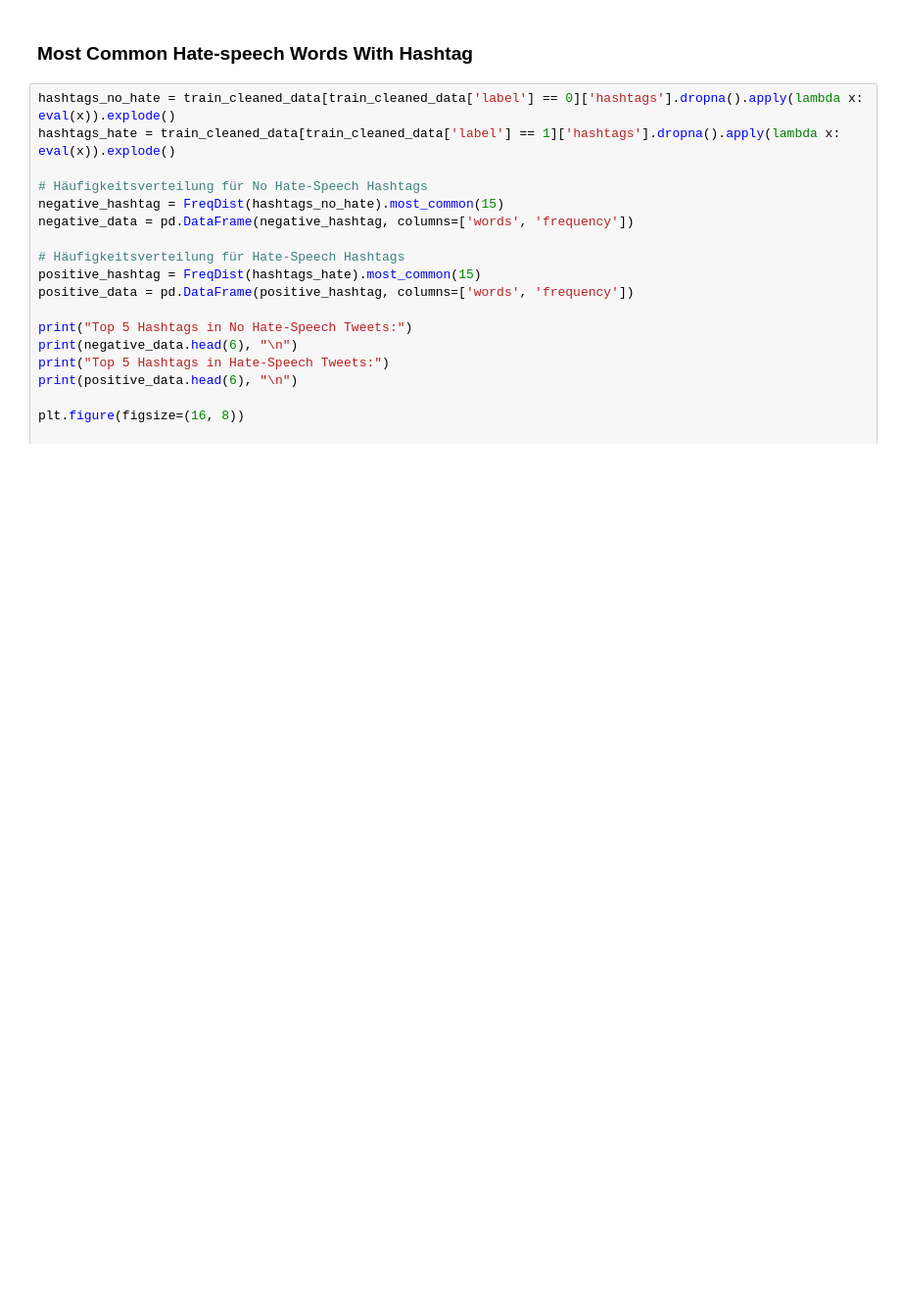
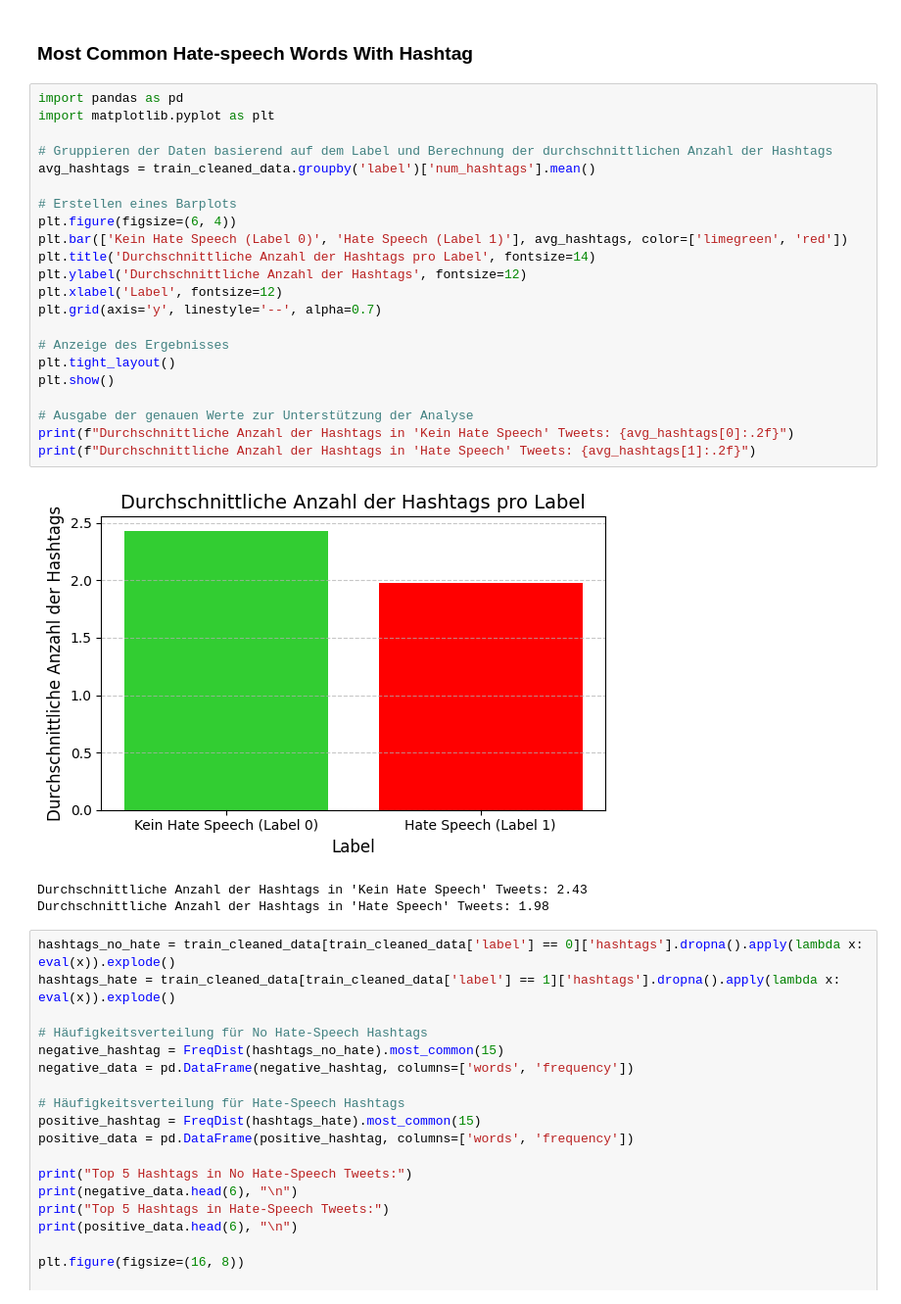
Before and after one commit to netGed/WebScience24, a Jupyter notebook: src/1. Explorative Analysis & Preprocessing/imran/data-expl_hate-speech.ipynb, the cells around one changed output. Shown at 98% size. Drawn from its saved outputs; the diff is of its cells as text; blank space fills up the shorter version.

Commit message:
weitere Visualisierung für die Analyse von Hashtags

```diff
--- a/src/1. Explorative Analysis & Preprocessing/imran/data-expl_hate-speech.ipynb
+++ b/src/1. Explorative Analysis & Preprocessing/imran/data-expl_hate-speech.ipynb
@@ -416,6 +416,32 @@ Top 10 Most Frequent Words in Cleaned Train Data:
 [figure]
 # %% [markdown]
 ### Most Common Hate-speech Words With Hashtag
+# %%
+import pandas as pd
+import matplotlib.pyplot as plt
+
+# Gruppieren der Daten basierend auf dem Label und Berechnung der durchschnittlichen Anzahl der Hashtags
+avg_hashtags = train_cleaned_data.groupby('label')['num_hashtags'].mean()
+
+# Erstellen eines Barplots
+plt.figure(figsize=(6, 4))
+plt.bar(['Kein Hate Speech (Label 0)', 'Hate Speech (Label 1)'], avg_hashtags, color=['limegreen', 'red'])
+plt.title('Durchschnittliche Anzahl der Hashtags pro Label', fontsize=14)
+plt.ylabel('Durchschnittliche Anzahl der Hashtags', fontsize=12)
+plt.xlabel('Label', fontsize=12)
+plt.grid(axis='y', linestyle='--', alpha=0.7)
+
+# Anzeige des Ergebnisses
+plt.tight_layout()
+plt.show()
+
+# Ausgabe der genauen Werte zur Unterstützung der Analyse
+print(f"Durchschnittliche Anzahl der Hashtags in 'Kein Hate Speech' Tweets: {avg_hashtags[0]:.2f}")
+print(f"Durchschnittliche Anzahl der Hashtags in 'Hate Speech' Tweets: {avg_hashtags[1]:.2f}")
+# %% [output]
+[figure, added]
+Durchschnittliche Anzahl der Hashtags in 'Kein Hate Speech' Tweets: 2.43
+Durchschnittliche Anzahl der Hashtags in 'Hate Speech' Tweets: 1.98
 # %%
 hashtags_no_hate = train_cleaned_data[train_cleaned_data['label'] == 0]['hashtags'].dropna().apply(lambda x: eval(x)).explode()
 hashtags_hate = train_cleaned_data[train_cleaned_data['label'] == 1]['hashtags'].dropna().apply(lambda x: eval(x)).explode()
```
